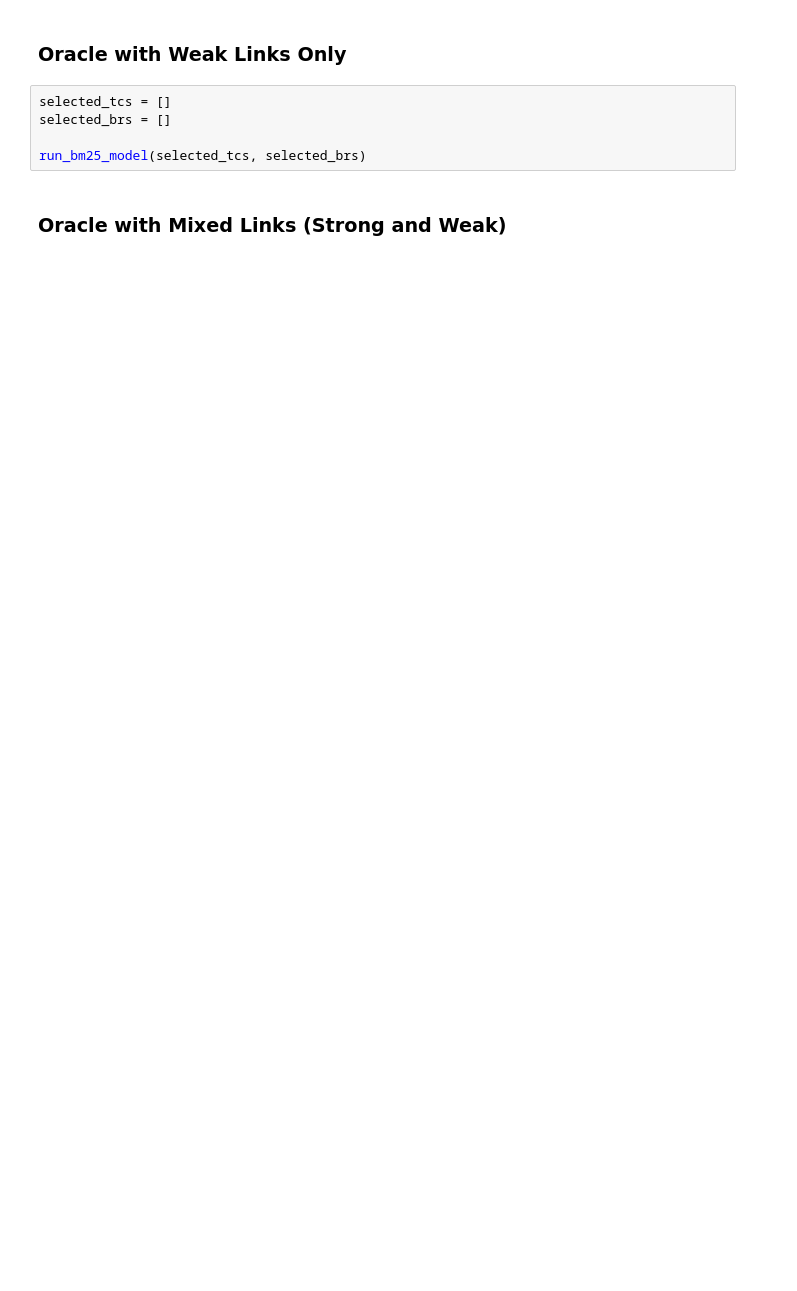
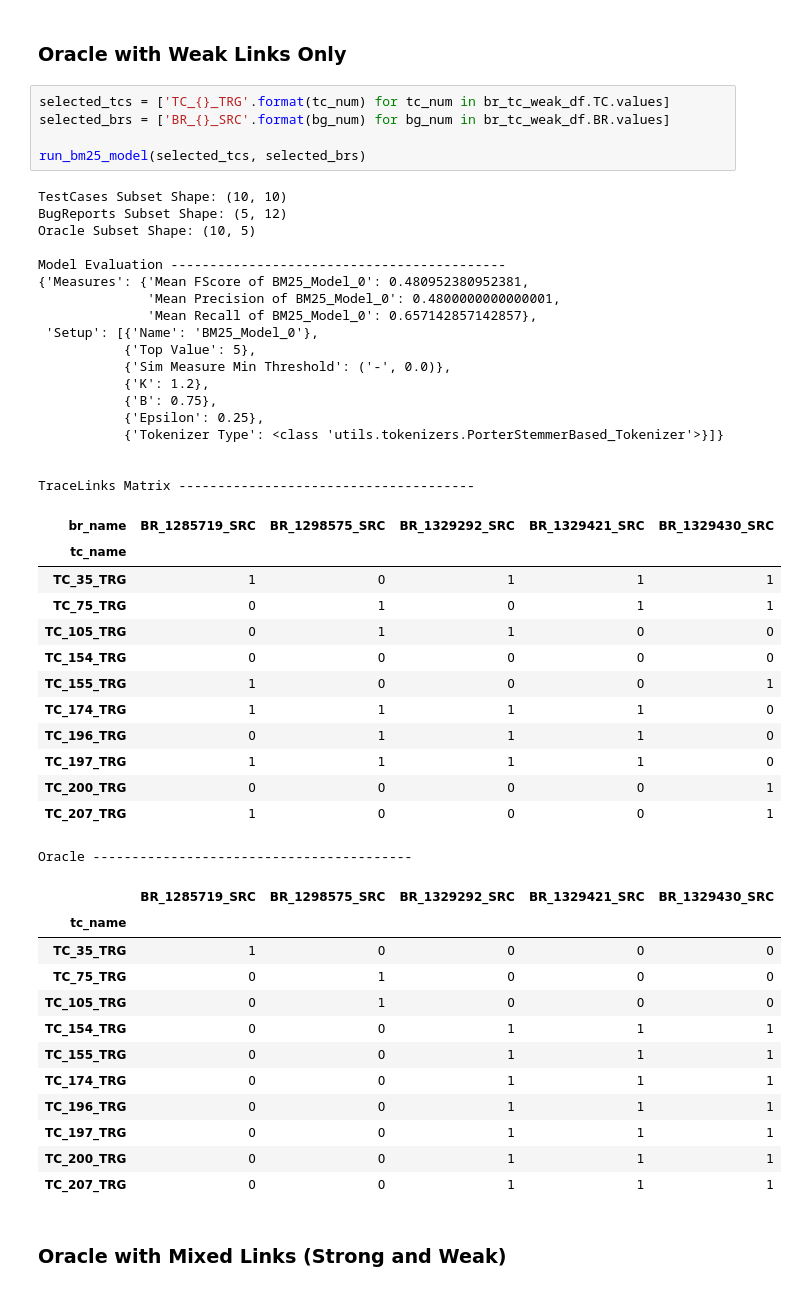
Before and after one commit to Pointpt/trace-link-recovery-study, a Jupyter notebook: notebooks/firefox/bm25-model.ipynb, the cells around one changed output. Saved outputs shown, nothing was run; the diff lists cells and outputs as text; blank space fills up the shorter version.

```diff
--- a/notebooks/firefox/bm25-model.ipynb
+++ b/notebooks/firefox/bm25-model.ipynb
@@ -151,9 +209,53 @@ run_bm25_model(selected_tcs, selected_brs)
 # %% [markdown]
 ### Oracle with Weak Links Only
-# %%
-selected_tcs = []
-selected_brs = []
-
-run_bm25_model(selected_tcs, selected_brs)
+# %%
+selected_tcs = ['TC_{}_TRG'.format(tc_num) for tc_num in br_tc_weak_df.TC.values]
+selected_brs = ['BR_{}_SRC'.format(bg_num) for bg_num in br_tc_weak_df.BR.values]
+
+run_bm25_model(selected_tcs, selected_brs)
+# %% [output]
+TestCases Subset Shape: (10, 10)
+BugReports Subset Shape: (5, 12)
+Oracle Subset Shape: (10, 5)
+
+Model Evaluation -------------------------------------------
+{'Measures': {'Mean FScore of BM25_Model_0': 0.480952380952381,
+              'Mean Precision of BM25_Model_0': 0.4800000000000001,
+              'Mean Recall of BM25_Model_0': 0.657142857142857},
+ 'Setup': [{'Name': 'BM25_Model_0'},
+           {'Top Value': 5},
+           {'Sim Measure Min Threshold': ('-', 0.0)},
+           {'K': 1.2},
+           {'B': 0.75},
+           {'Epsilon': 0.25},
+           {'Tokenizer Type': <class 'utils.tokenizers.PorterStemmerBased_Tokenizer'>}]}
+
+
+TraceLinks Matrix --------------------------------------
+| br_name | BR_1285719_SRC | BR_1298575_SRC | BR_1329292_SRC | BR_1329421_SRC | BR_1329430_SRC |
+| tc_name |  |  |  |  |  |
+| TC_35_TRG | 1 | 0 | 1 | 1 | 1 |
+| TC_75_TRG | 0 | 1 | 0 | 1 | 1 |
+| TC_105_TRG | 0 | 1 | 1 | 0 | 0 |
+| TC_154_TRG | 0 | 0 | 0 | 0 | 0 |
+| TC_155_TRG | 1 | 0 | 0 | 0 | 1 |
+| TC_174_TRG | 1 | 1 | 1 | 1 | 0 |
+| TC_196_TRG | 0 | 1 | 1 | 1 | 0 |
+| TC_197_TRG | 1 | 1 | 1 | 1 | 0 |
+| TC_200_TRG | 0 | 0 | 0 | 0 | 1 |
+| TC_207_TRG | 1 | 0 | 0 | 0 | 1 |
+Oracle -----------------------------------------
+|  | BR_1285719_SRC | BR_1298575_SRC | BR_1329292_SRC | BR_1329421_SRC | BR_1329430_SRC |
+| tc_name |  |  |  |  |  |
+| TC_35_TRG | 1 | 0 | 0 | 0 | 0 |
+| TC_75_TRG | 0 | 1 | 0 | 0 | 0 |
+| TC_105_TRG | 0 | 1 | 0 | 0 | 0 |
+| TC_154_TRG | 0 | 0 | 1 | 1 | 1 |
+| TC_155_TRG | 0 | 0 | 1 | 1 | 1 |
+| TC_174_TRG | 0 | 0 | 1 | 1 | 1 |
+| TC_196_TRG | 0 | 0 | 1 | 1 | 1 |
+| TC_197_TRG | 0 | 0 | 1 | 1 | 1 |
+| TC_200_TRG | 0 | 0 | 1 | 1 | 1 |
+| TC_207_TRG | 0 | 0 | 1 | 1 | 1 |
 # %% [markdown]
 ### Oracle with Mixed Links (Strong and Weak)
```
Also changed, not shown: parts of 5 cells of this notebook, 7 other files.
